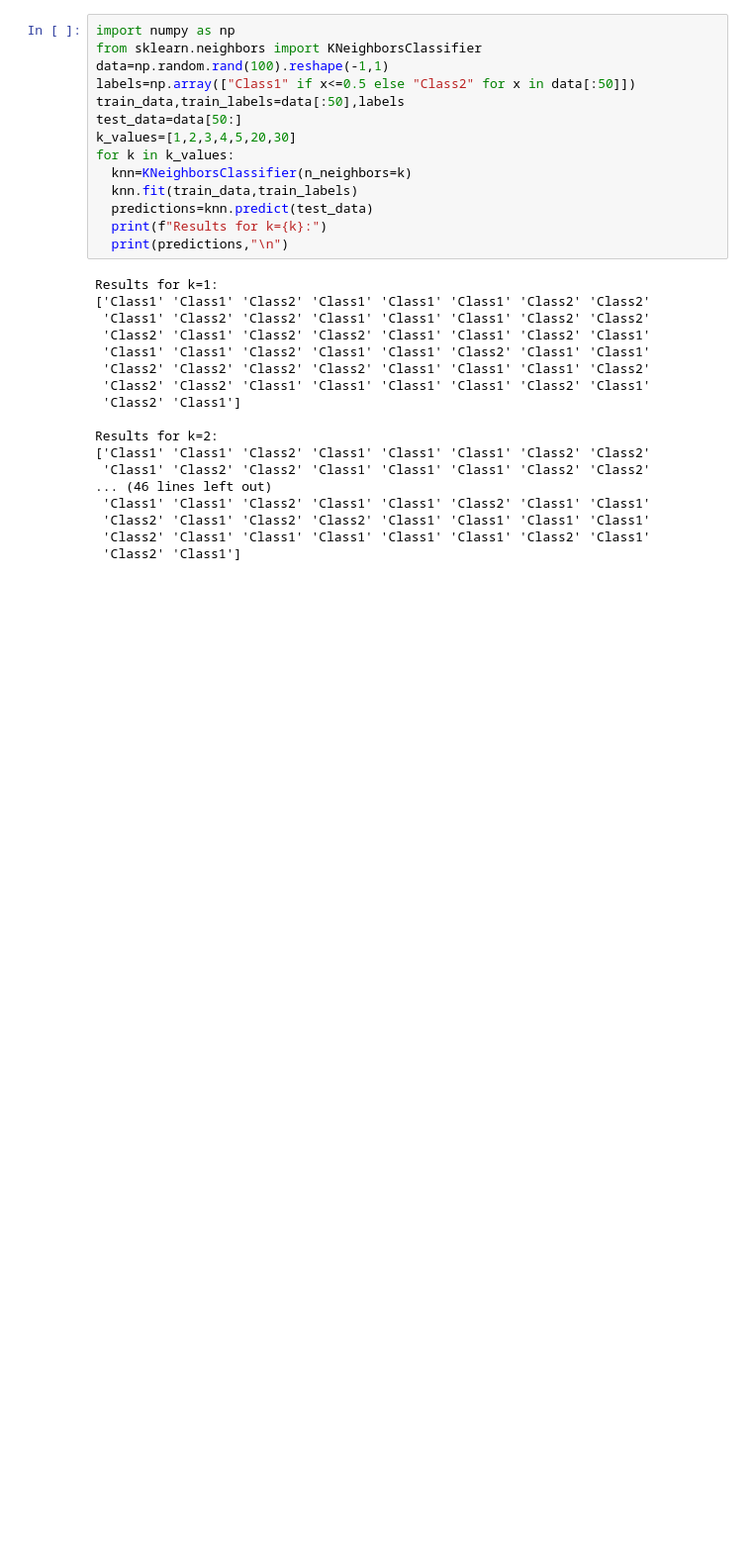
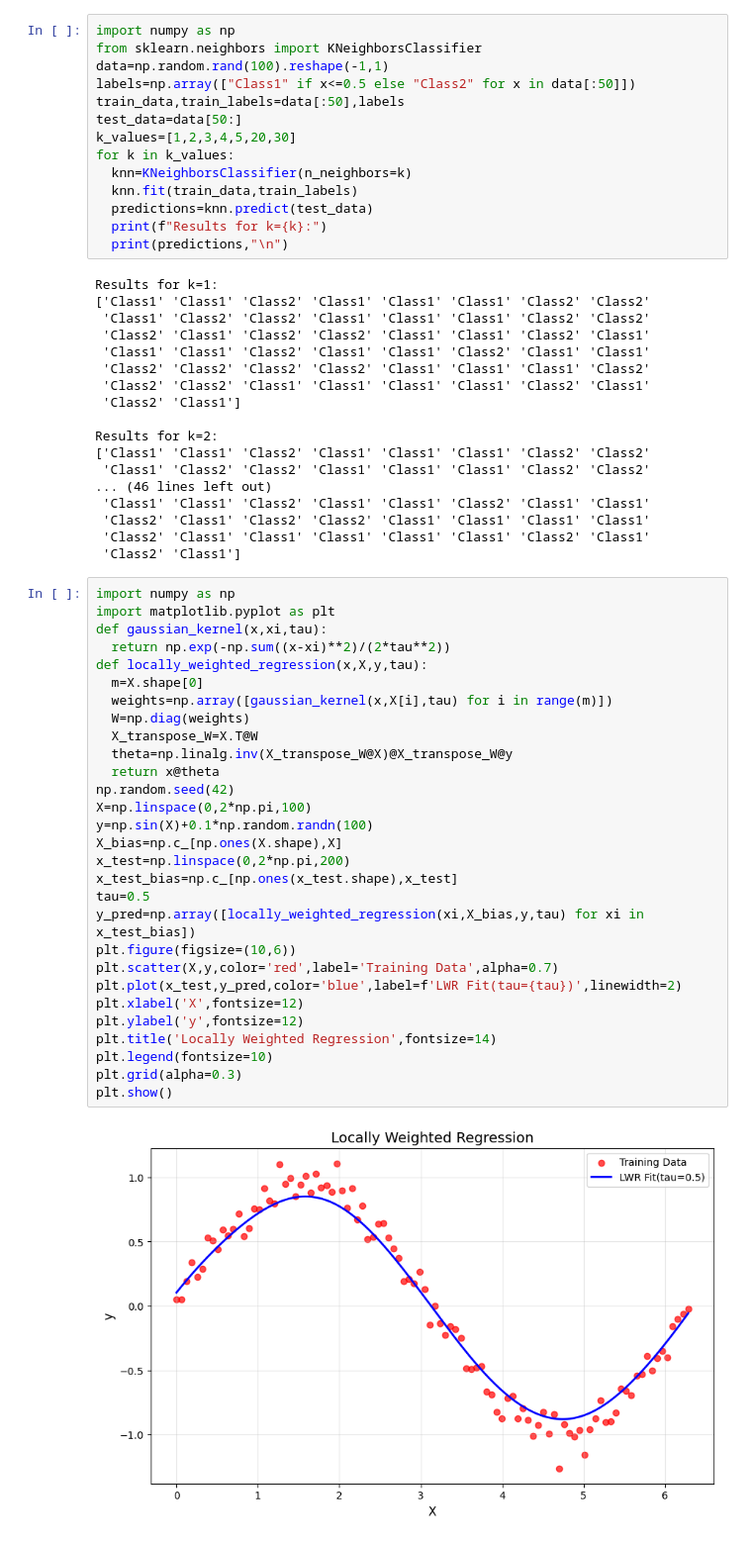
Before and after one commit to Shreyatakoor/Python, a Jupyter notebook: Shreya_Takoor.ipynb, the cells around one changed output. Shown at 99% size. Saved outputs shown, nothing was run; the diff lists cells and outputs as text; blank space fills up the shorter version.

```diff
--- a/Shreya_Takoor.ipynb
+++ b/Shreya_Takoor.ipynb
@@ -171,3 +171,34 @@ Results for k=2:
  'Class2' 'Class1' 'Class2' 'Class2' 'Class1' 'Class1' 'Class1' 'Class1'
  'Class2' 'Class1' 'Class1' 'Class1' 'Class1' 'Class1' 'Class2' 'Class1'
  'Class2' 'Class1']
+# %%
+import numpy as np
+import matplotlib.pyplot as plt
+def gaussian_kernel(x,xi,tau):
+  return np.exp(-np.sum((x-xi)**2)/(2*tau**2))
+def locally_weighted_regression(x,X,y,tau):
+  m=X.shape[0]
+  weights=np.array([gaussian_kernel(x,X[i],tau) for i in range(m)])
+  W=np.diag(weights)
+  X_transpose_W=X.T@W
+  theta=np.linalg.inv(X_transpose_W@X)@X_transpose_W@y
+  return x@theta
+np.random.seed(42)
+X=np.linspace(0,2*np.pi,100)
+y=np.sin(X)+0.1*np.random.randn(100)
+X_bias=np.c_[np.ones(X.shape),X]
+x_test=np.linspace(0,2*np.pi,200)
+x_test_bias=np.c_[np.ones(x_test.shape),x_test]
+tau=0.5
+y_pred=np.array([locally_weighted_regression(xi,X_bias,y,tau) for xi in x_test_bias])
+plt.figure(figsize=(10,6))
+plt.scatter(X,y,color='red',label='Training Data',alpha=0.7)
+plt.plot(x_test,y_pred,color='blue',label=f'LWR Fit(tau={tau})',linewidth=2)
+plt.xlabel('X',fontsize=12)
+plt.ylabel('y',fontsize=12)
+plt.title('Locally Weighted Regression',fontsize=14)
+plt.legend(fontsize=10)
+plt.grid(alpha=0.3)
+plt.show()
+# %% [output]
+[figure, added]
```
